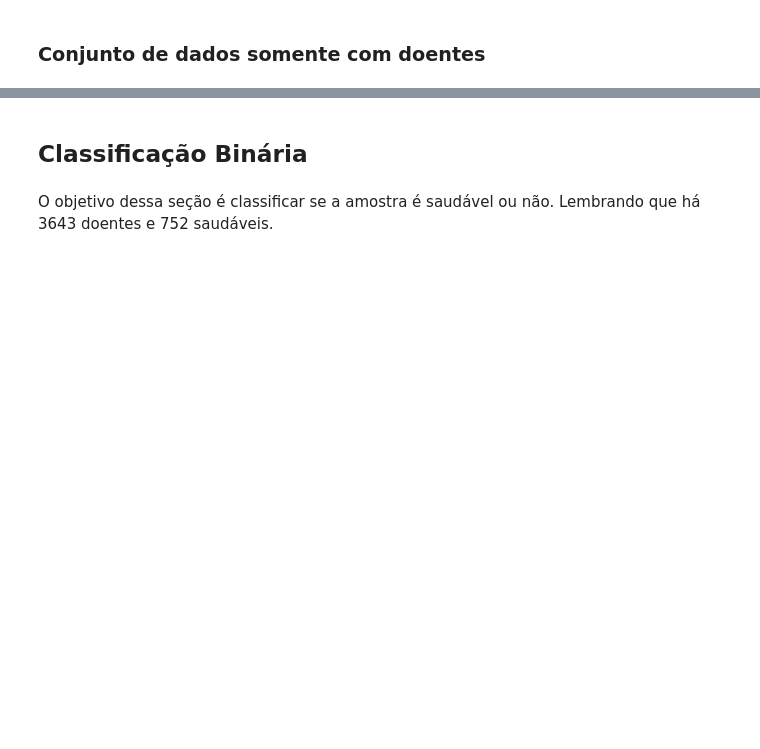
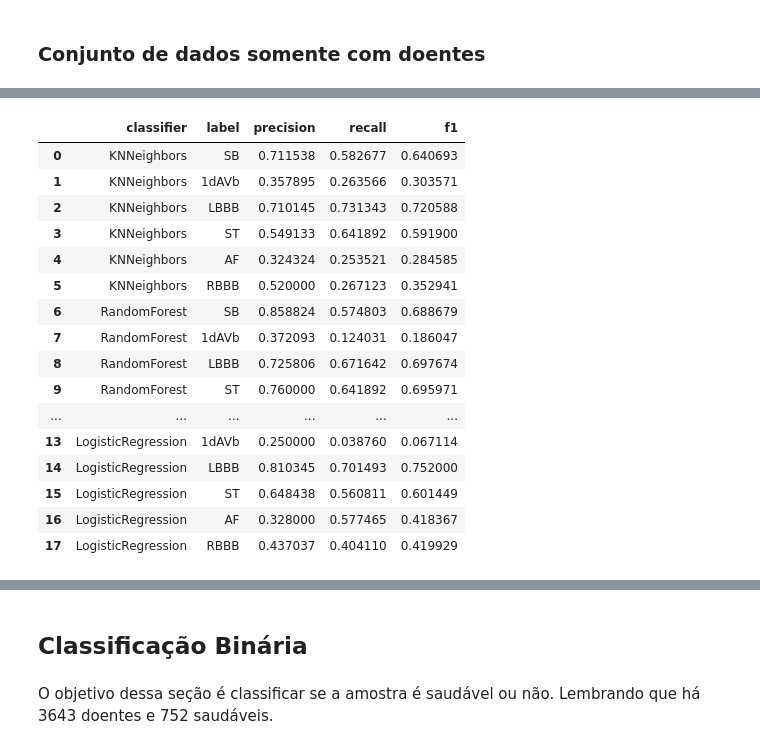
Before and after one commit to raularaju/visibility_graph_classifier, a Jupyter notebook: teste.ipynb, the cells around one changed output, grey strips where cells are left out. Cells and saved outputs as stored; diff of their text form; code cells hidden in the pictures; blank space fills up the shorter version.

```diff
--- a/teste.ipynb
+++ b/teste.ipynb
@@ -471,0 +660,29 @@ df_results_per_class
+# %%
+df_results_per_class = pd.DataFrame(columns=['classifier', 'label', 'precision', 'recall', 'f1'])
+# %%
+classifierChain_classifiers['KNNeighbors'].fit(X_train, y_train)
+y_pred = classifierChain_classifiers['KNNeighbors'].predict(X_test)
+# print_metrics(y_test, y_pred)
+# print_metrics_per_class(y_test, y_pred)
+df_general_results.loc[len(df_general_results)] = {'classifier': 'KNNeighbors', **get_metrics(y_test, y_pred)}
+results_per_class = get_metrics_per_class(y_test, y_pred)
+for label in results_per_class:
+    df_results_per_class.loc[len(df_results_per_class)] = {'classifier': 'KNNeighbors', 'label': label, **results_per_class[label]}
+# %%
+classifierChain_classifiers['RandomForest'].fit(X_train, y_train)
+y_pred = classifierChain_classifiers['RandomForest'].predict(X_test)
+# print_metrics(y_test, y_pred)
+# print_metrics_per_class(y_test, y_pred)
+df_general_results.loc[len(df_general_results)] = {'classifier': 'RandomForest', **get_metrics(y_test, y_pred)}
+results_per_class = get_metrics_per_class(y_test, y_pred)
+for label in results_per_class:
+    df_results_per_class.loc[len(df_results_per_class)] = {'classifier': 'RandomForest', 'label': label, **results_per_class[label]}
+# %%
+classifierChain_classifiers['LogisticRegression'].fit(X_train, y_train)
+y_pred = classifierChain_classifiers['LogisticRegression'].predict(X_test)
+# print_metrics(y_test, y_pred)
+# print_metrics_per_class(y_test, y_pred)
+df_general_results.loc[len(df_general_results)] = {'classifier': 'LogisticRegression', **get_metrics(y_test, y_pred)}
+results_per_class = get_metrics_per_class(y_test, y_pred)
+for label in results_per_class:
+    df_results_per_class.loc[len(df_results_per_class)] = {'classifier': 'LogisticRegression', 'label': label, **results_per_class[label]}
@@ -471,0 +724,20 @@ df_results_per_class
+# %%
+df_results_per_class
+# %% [output]
+|  | classifier | label | precision | recall | f1 |
+| 0 | KNNeighbors | SB | 0.711538 | 0.582677 | 0.640693 |
+| 1 | KNNeighbors | 1dAVb | 0.357895 | 0.263566 | 0.303571 |
+| 2 | KNNeighbors | LBBB | 0.710145 | 0.731343 | 0.720588 |
+| 3 | KNNeighbors | ST | 0.549133 | 0.641892 | 0.591900 |
+| 4 | KNNeighbors | AF | 0.324324 | 0.253521 | 0.284585 |
+| 5 | KNNeighbors | RBBB | 0.520000 | 0.267123 | 0.352941 |
+| 6 | RandomForest | SB | 0.858824 | 0.574803 | 0.688679 |
+| 7 | RandomForest | 1dAVb | 0.372093 | 0.124031 | 0.186047 |
+| 8 | RandomForest | LBBB | 0.725806 | 0.671642 | 0.697674 |
+| 9 | RandomForest | ST | 0.760000 | 0.641892 | 0.695971 |
+| ... | ... | ... | ... | ... | ... |
+| 13 | LogisticRegression | 1dAVb | 0.250000 | 0.038760 | 0.067114 |
+| 14 | LogisticRegression | LBBB | 0.810345 | 0.701493 | 0.752000 |
+| 15 | LogisticRegression | ST | 0.648438 | 0.560811 | 0.601449 |
+| 16 | LogisticRegression | AF | 0.328000 | 0.577465 | 0.418367 |
+| 17 | LogisticRegression | RBBB | 0.437037 | 0.404110 | 0.419929 |
```
Also changed, not shown: parts of 68 cells of this notebook.
